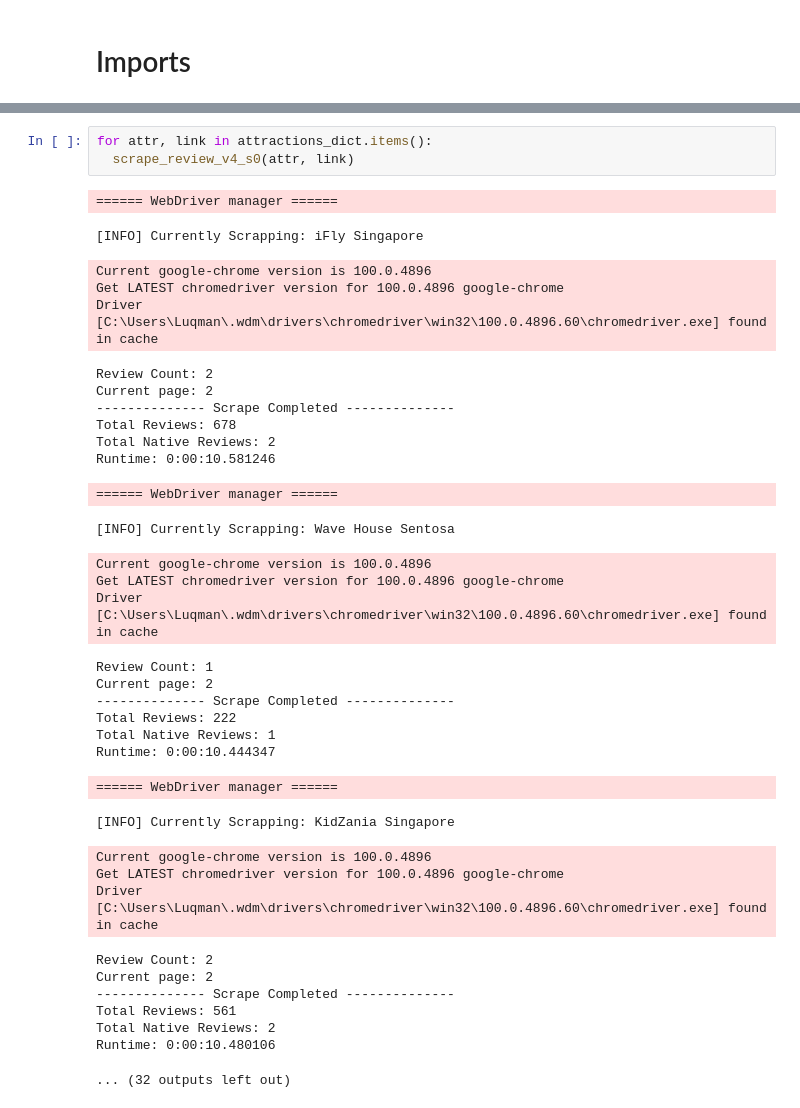
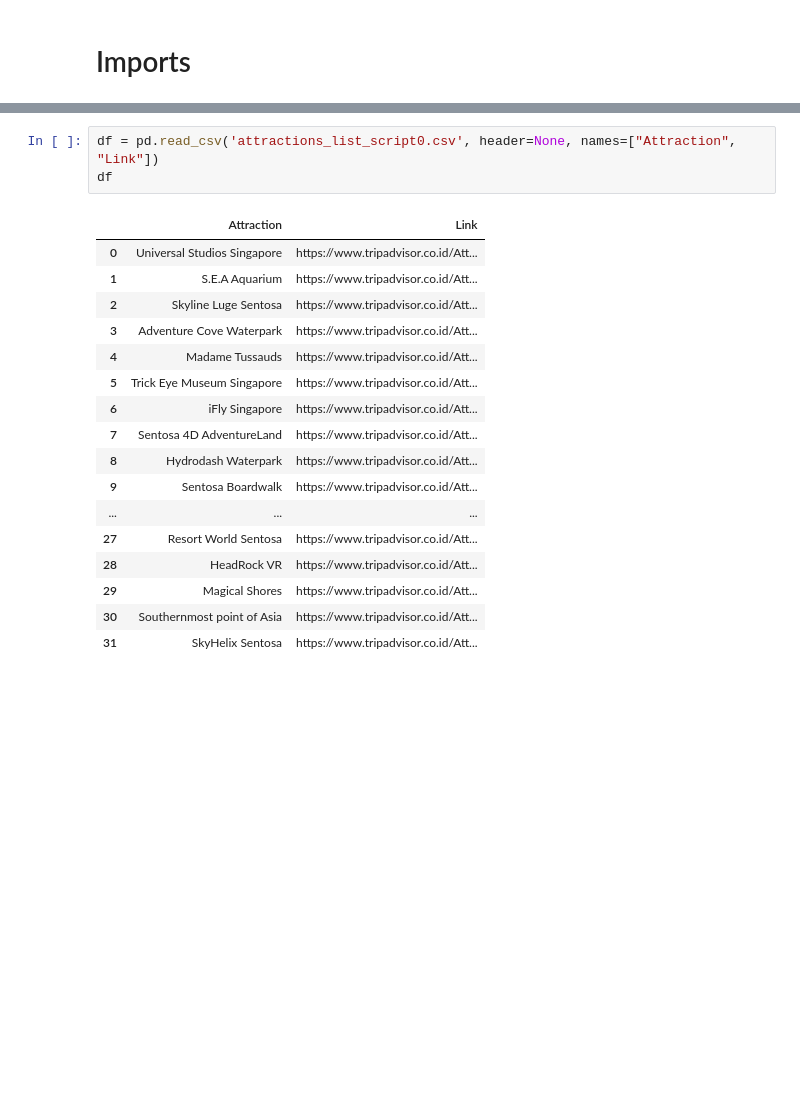
Before and after one commit to kilvear/Guest-Feedback-Insights, a Jupyter notebook: data-scrapping/tripadvisor/tripadvisor_scrapper_s0.ipynb, the cells around one changed output, grey strips where cells are left out. Drawn from its saved outputs; the diff is of its cells as text; blank space fills up the shorter version.

```diff
--- a/data-scrapping/tripadvisor/tripadvisor_scrapper_s0.ipynb
+++ b/data-scrapping/tripadvisor/tripadvisor_scrapper_s0.ipynb
@@ -106,38 +108,21 @@ print(attractions_dict)
-# %%
-for attr, link in attractions_dict.items():
-  scrape_review_v4_s0(attr, link)
-# %% [output]
-====== WebDriver manager ======
-[INFO] Currently Scrapping: iFly Singapore
-Current google-chrome version is 100.0.4896
-Get LATEST chromedriver version for 100.0.4896 google-chrome
-Driver [C:\Users\Luqman\.wdm\drivers\chromedriver\win32\100.0.4896.60\chromedriver.exe] found in cache
-Review Count: 2
-Current page: 2
--------------- Scrape Completed --------------
-Total Reviews: 678
-Total Native Reviews: 2
-Runtime: 0:00:10.581246
-====== WebDriver manager ======
-[INFO] Currently Scrapping: Wave House Sentosa
-Current google-chrome version is 100.0.4896
-Get LATEST chromedriver version for 100.0.4896 google-chrome
-Driver [C:\Users\Luqman\.wdm\drivers\chromedriver\win32\100.0.4896.60\chromedriver.exe] found in cache
-Review Count: 1
-Current page: 2
--------------- Scrape Completed --------------
-Total Reviews: 222
-Total Native Reviews: 1
-Runtime: 0:00:10.444347
-====== WebDriver manager ======
-[INFO] Currently Scrapping: KidZania Singapore
-Current google-chrome version is 100.0.4896
-Get LATEST chromedriver version for 100.0.4896 google-chrome
-Driver [C:\Users\Luqman\.wdm\drivers\chromedriver\win32\100.0.4896.60\chromedriver.exe] found in cache
-Review Count: 2
-Current page: 2
--------------- Scrape Completed --------------
-Total Reviews: 561
-Total Native Reviews: 2
-Runtime: 0:00:10.480106
-... (32 outputs left out)
+# %%
+df = pd.read_csv('attractions_list_script0.csv', header=None, names=["Attraction", "Link"])
+df
+# %% [output]
+|  | Attraction | Link |
+| 0 | Universal Studios Singapore | https://www.tripadvisor.co.id/Att... |
+| 1 | S.E.A Aquarium | https://www.tripadvisor.co.id/Att... |
+| 2 | Skyline Luge Sentosa | https://www.tripadvisor.co.id/Att... |
+| 3 | Adventure Cove Waterpark | https://www.tripadvisor.co.id/Att... |
+| 4 | Madame Tussauds | https://www.tripadvisor.co.id/Att... |
+| 5 | Trick Eye Museum Singapore | https://www.tripadvisor.co.id/Att... |
+| 6 | iFly Singapore | https://www.tripadvisor.co.id/Att... |
+| 7 | Sentosa 4D AdventureLand | https://www.tripadvisor.co.id/Att... |
+| 8 | Hydrodash Waterpark | https://www.tripadvisor.co.id/Att... |
+| 9 | Sentosa Boardwalk | https://www.tripadvisor.co.id/Att... |
+| ... | ... | ... |
+| 27 | Resort World Sentosa | https://www.tripadvisor.co.id/Att... |
+| 28 | HeadRock VR | https://www.tripadvisor.co.id/Att... |
+| 29 | Magical Shores | https://www.tripadvisor.co.id/Att... |
+| 30 | Southernmost point of Asia | https://www.tripadvisor.co.id/Att... |
+| 31 | SkyHelix Sentosa | https://www.tripadvisor.co.id/Att... |
```
Also changed, not shown: parts of 7 cells of this notebook, 47 other files.
